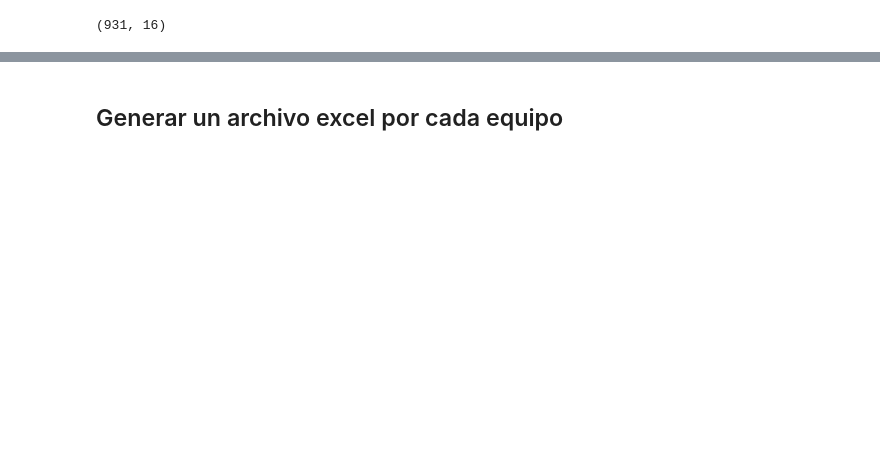
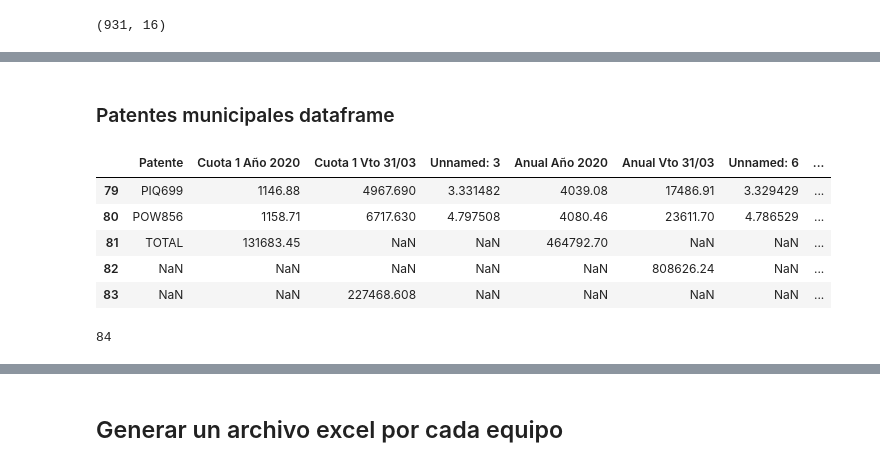
Before and after one commit to Nico37-coder/DiploDatos, a Jupyter notebook: IRU/IRU1 - 1 - Data Cleaning .ipynb, the cells around one changed output, grey strips where cells are left out. Drawn from its saved outputs; the diff is of its cells as text; code cells hidden in the pictures; blank space fills up the shorter version.

```diff
--- a/IRU/IRU1 - 1 - Data Cleaning .ipynb
+++ b/IRU/IRU1 - 1 - Data Cleaning .ipynb
@@ -46,0 +176,16 @@ data.head()
+# %% [markdown]
+### Patentes municipales dataframe
+# %%
+df_pat_muni = pd.read_excel(r"C:\Users\User\Documents\GitHub\Robot Viar\IRU\PPC\Patentes municipales 4de4 2021.xlsx")
+df_pat_muni.tail()
+# %% [output]
+|  | Patente | Cuota 1 Año 2020 | Cuota 1 Vto 31/03 | Unnamed: 3 | Anual Año 2020 | Anual Vto 31/03 | Unnamed: 6 | ... |
+| 79 | PIQ699 | 1146.88 | 4967.690 | 3.331482 | 4039.08 | 17486.91 | 3.329429 | ... |
+| 80 | POW856 | 1158.71 | 6717.630 | 4.797508 | 4080.46 | 23611.70 | 4.786529 | ... |
+| 81 | TOTAL | 131683.45 | NaN | NaN | 464792.70 | NaN | NaN | ... |
+| 82 | NaN | NaN | NaN | NaN | NaN | 808626.24 | NaN | ... |
+| 83 | NaN | NaN | 227468.608 | NaN | NaN | NaN | NaN | ... |
+# %%
+len(df_pat_muni)
+# %% [output]
+84
```
Also changed, not shown: parts of 33 cells of this notebook, 11 other files.
